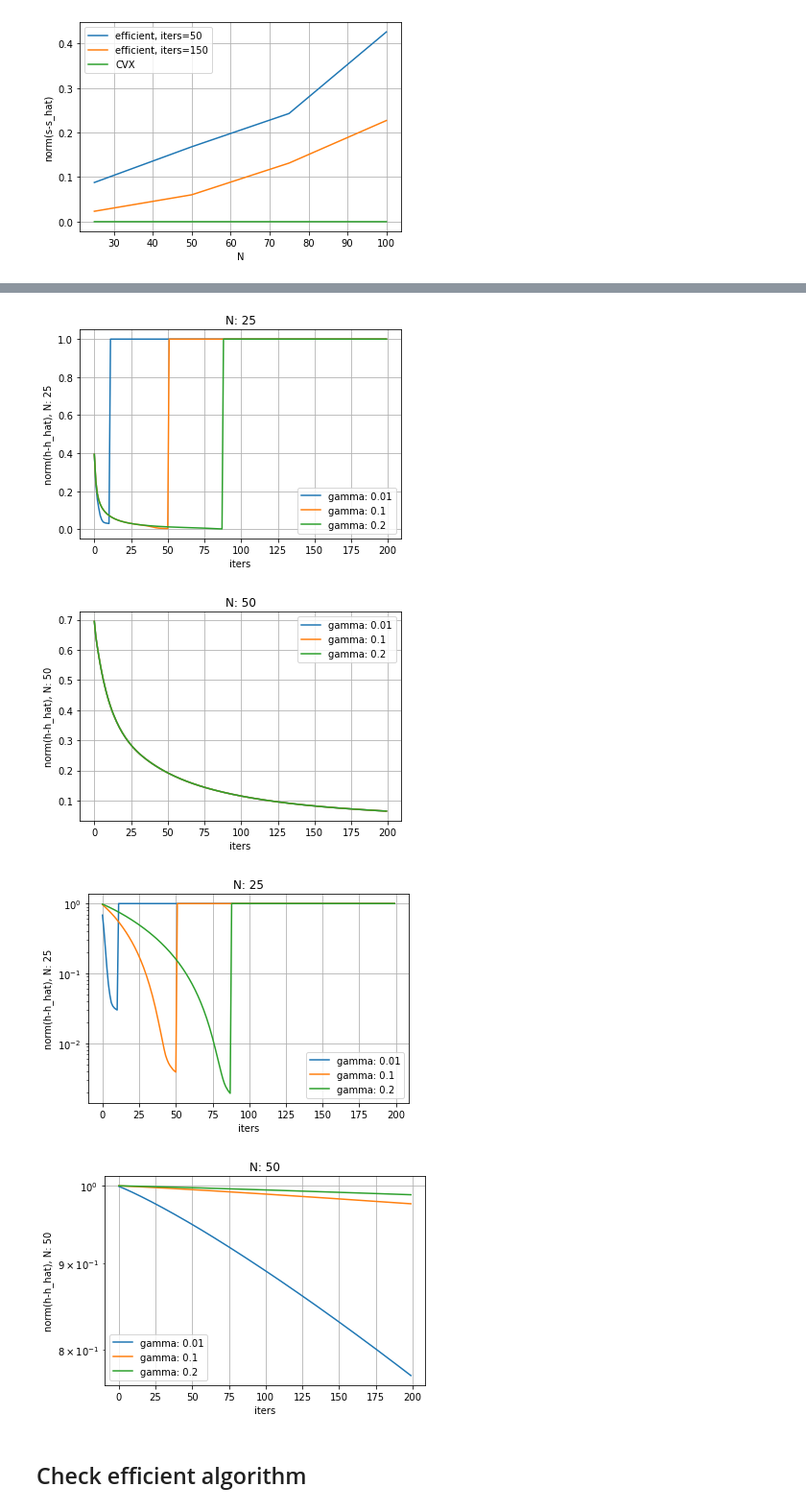
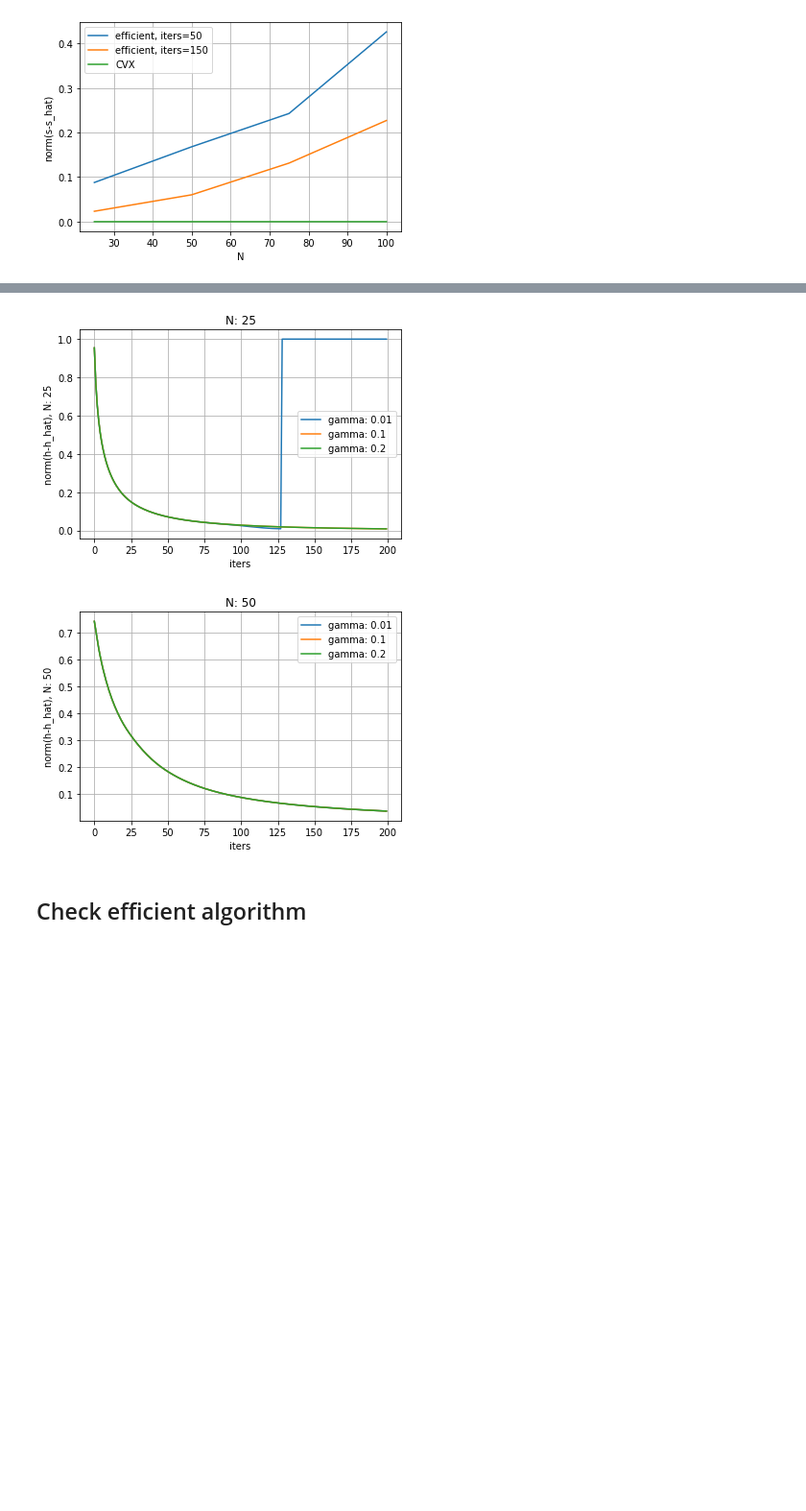
Before and after one commit to reysam93/graph_denoising, a Jupyter notebook: python/efficient_implementations.ipynb, the cells around one changed output, grey strips where cells are left out. Shown at 96% size. Cells and saved outputs as stored; diff of their text form; code cells hidden in the pictures; blank space fills up the shorter version.

```diff
--- a/python/efficient_implementations.ipynb
+++ b/python/efficient_implementations.ipynb
@@ -373,37 +375,34 @@ N: 50
 # %%
 ## Compute convergence
-err_conv1 = np.zeros((len(NN), len(GAMMAS), iters-1))
-err_conv2 = np.zeros((len(NN), len(GAMMAS), iters-1))
+err_conv = np.zeros((len(NN), len(GAMMAS), iters-1))
 for i in range(len(NN)):
     s = ss[i]
     s_iters = ss_hat[i]
     norm_s = np.linalg.norm(s)
     for j in range(len(GAMMAS)):
         for k in range(iters-1):
             norm_s_hat = np.linalg.norm(s_iters[j,k,:])
             err = np.linalg.norm(s/norm_s - s_iters[j,k,:]/norm_s_hat)**2
             err_conv[i,j,k] = err if err < 1 else 1
 
 leg = []
 for N in NN:
     for gamma in GAMMAS:
         leg.append(f'N: {N}, gamma: {gamma}')
 
 plot_iters = 200
 for i, N in enumerate(NN):
     leg = [f'gamma: {gamma}' for gamma in GAMMAS]
     plt.figure()
     plt.plot(err_conv[i,:,:plot_iters].T)
     plt.xlabel('iters')
     plt.ylabel('norm(h-h_hat), N: ' + str(N))
     plt.legend(leg)
     plt.title(f'N: {N}')
     plt.grid()
 # %% [output]
-[figure, old version]
+[figure, new version]
-[figure, old version]
+[figure, new version]
-[figure, removed]
-[figure, removed]
 # %% [markdown]
 ## Check efficient algorithm
 # %%
```
Also changed, not shown: parts of 1 cell of this notebook.
